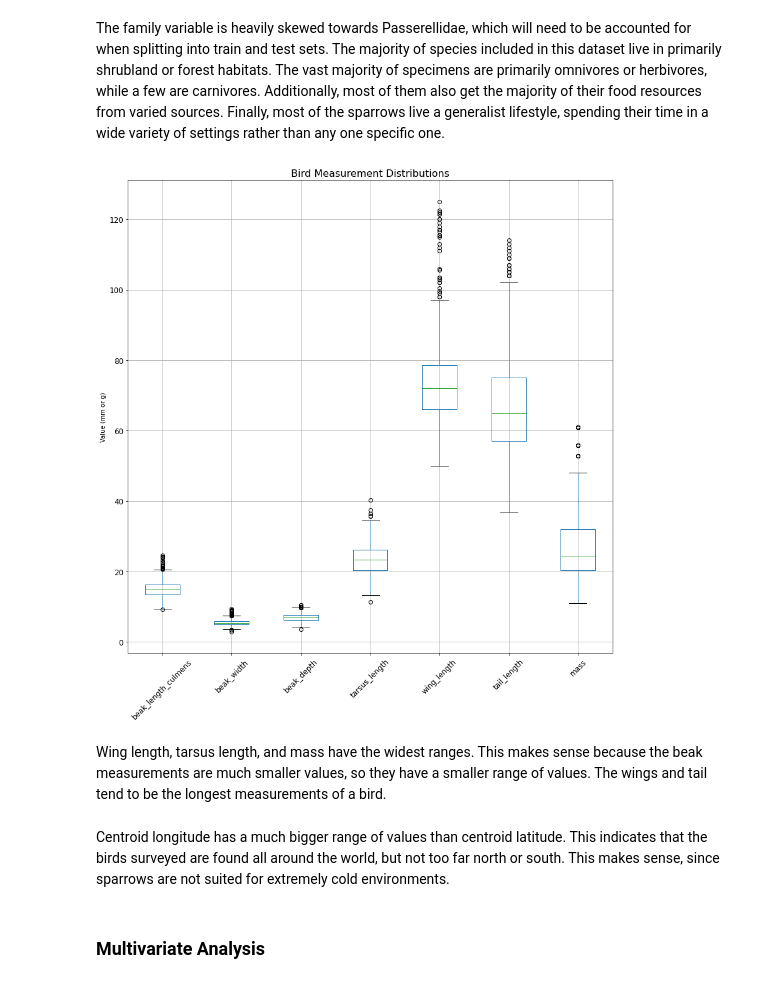
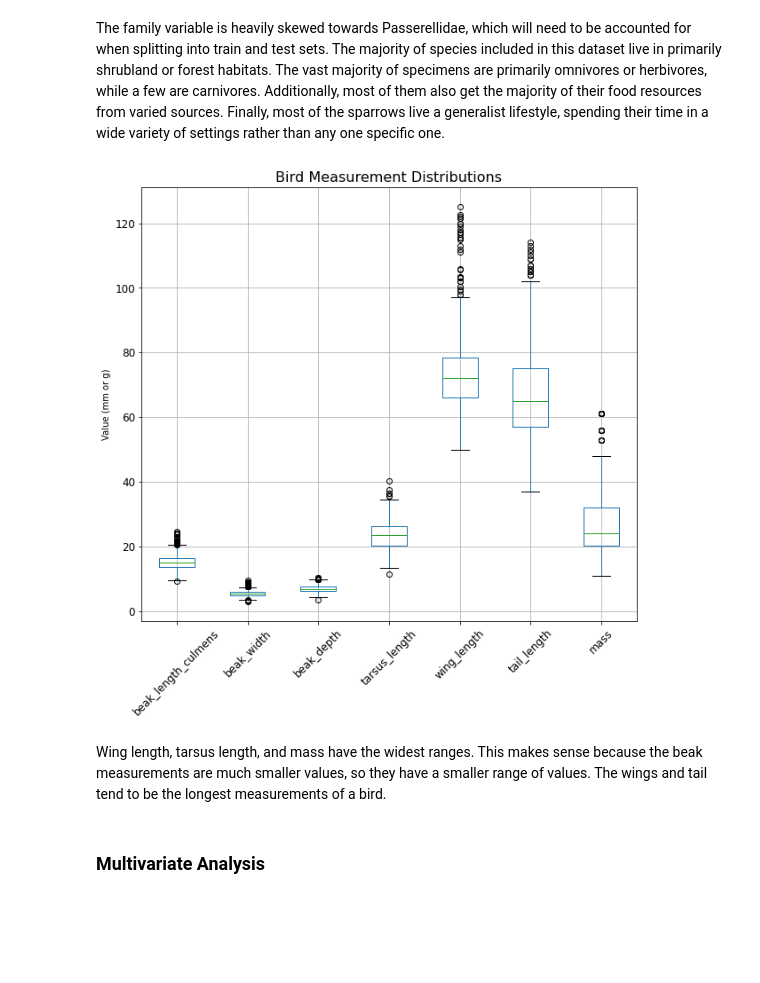
Before and after one commit to bethharvey/capstone-project, a Jupyter notebook: avonet_bird_identification.ipynb, the cells around one changed output. Cells and saved outputs as stored; diff of their text form; code cells hidden in the pictures; blank space fills up the shorter version.

```diff
--- a/avonet_bird_identification.ipynb
+++ b/avonet_bird_identification.ipynb
@@ -432,18 +432,15 @@ plt.show()
 The family variable is heavily skewed towards Passerellidae, which will need to be accounted for when splitting into train and test sets. The majority of species included in this dataset live in primarily shrubland or forest habitats. The vast majority of specimens are primarily omnivores or herbivores, while a few are carnivores. Additionally, most of them also get the majority of their food resources from varied sources. Finally, most of the sparrows live a generalist lifestyle, spending their time in a wide variety of settings rather than any one specific one.
 # %%
 # View boxplots of continuous numeric variables
-# Centroid lat and long to be plotted separately because the scales are very different than the other variables
 sparrows.boxplot(column = ['beak_length_culmens', 'beak_width', 'beak_depth', 'tarsus_length', 'wing_length',
-                          'tail_length', 'mass'], fontsize = 12, rot = 45, figsize = (14, 14))
+                          'tail_length', 'mass'], fontsize = 12, rot = 45, figsize = (10, 9))
 plt.title('Bird Measurement Distributions', fontsize = 16)
 plt.ylabel('Value (mm or g)')
 plt.show()
 # %% [output]
-[figure, old version]
+[figure, new version]
 # %% [markdown]
 Wing length, tarsus length, and mass have the widest ranges. This makes sense because the beak measurements are much smaller values, so they have a smaller range of values. The wings and tail tend to be the longest measurements of a bird.
-# %% [markdown]
-Centroid longitude has a much bigger range of values than centroid latitude. This indicates that the birds surveyed are found all around the world, but not too far north or south. This makes sense, since sparrows are not suited for extremely cold environments.
 # %% [markdown]
 ### Multivariate Analysis
 # %%
```
Also changed, not shown: parts of 8 cells of this notebook, 4 other files.
